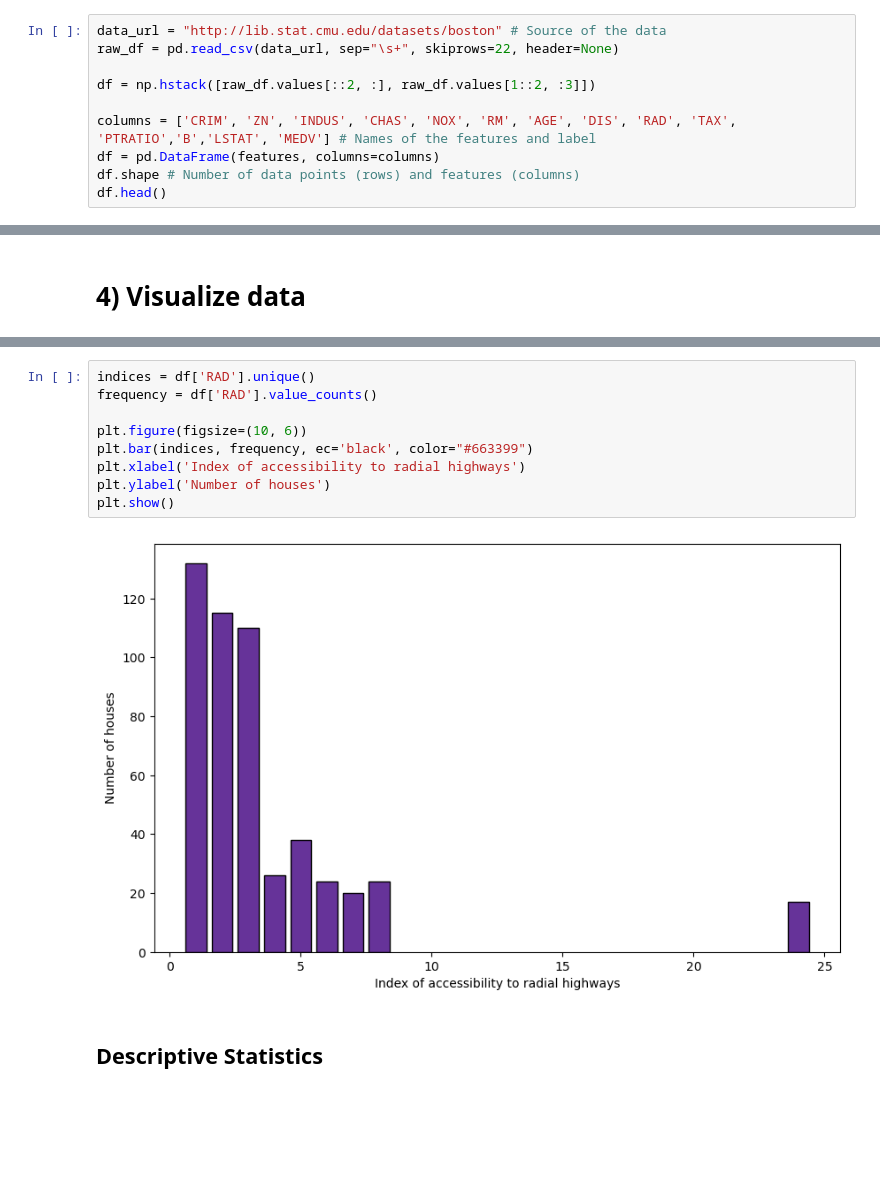
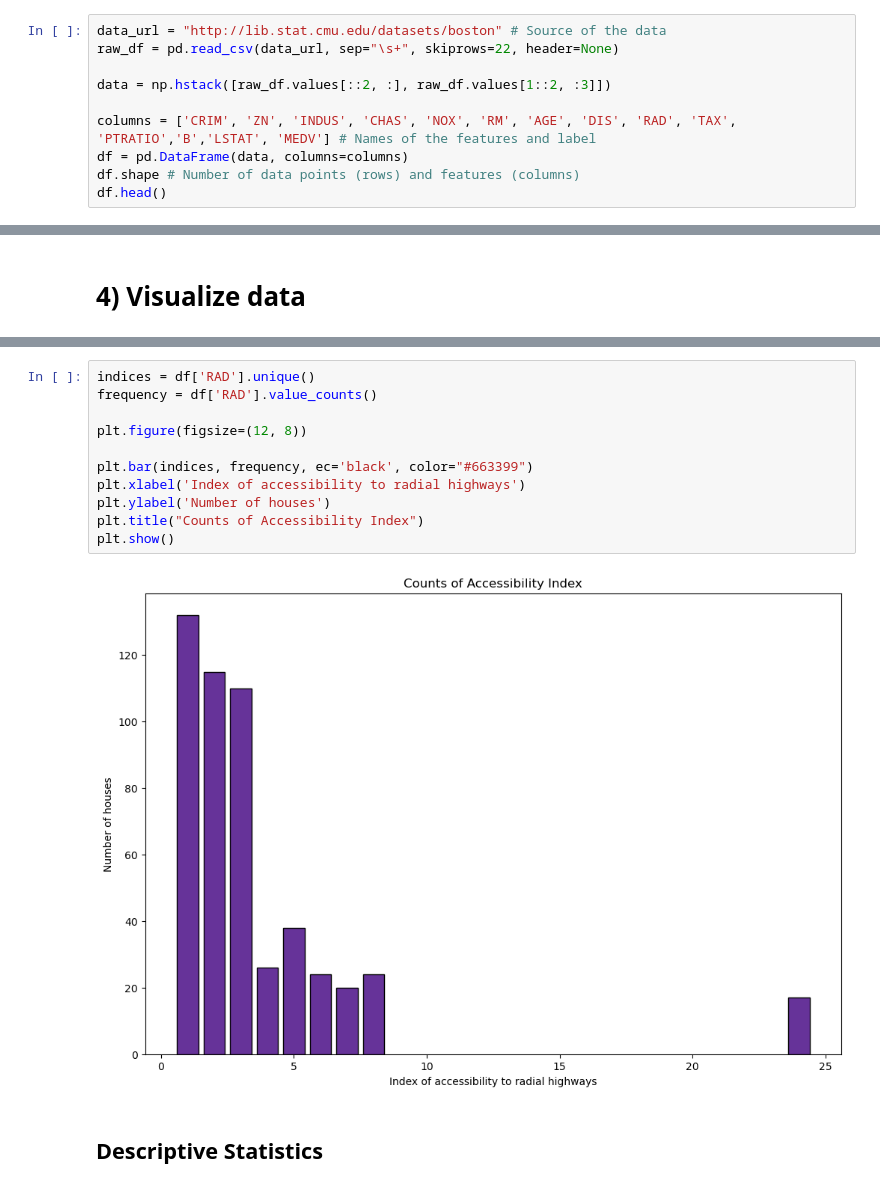
Before and after one commit to add0794/multiple-regression, a Jupyter notebook: main.ipynb, the cells around one changed output, grey strips where cells are left out. Drawn from its saved outputs; the diff is of its cells as text; blank space fills up the shorter version.

```diff
--- a/main.ipynb
+++ b/main.ipynb
@@ -39,10 +44,10 @@ variable)
 data_url = "http://lib.stat.cmu.edu/datasets/boston" # Source of the data
 raw_df = pd.read_csv(data_url, sep="\s+", skiprows=22, header=None)
 
-df = np.hstack([raw_df.values[::2, :], raw_df.values[1::2, :3]])
+data = np.hstack([raw_df.values[::2, :], raw_df.values[1::2, :3]])
 
 columns = ['CRIM', 'ZN', 'INDUS', 'CHAS', 'NOX', 'RM', 'AGE', 'DIS', 'RAD', 'TAX', 'PTRATIO','B','LSTAT', 'MEDV'] # Names of the features and label
-df = pd.DataFrame(features, columns=columns)
+df = pd.DataFrame(data, columns=columns)
 df.shape # Number of data points (rows) and features (columns)
 df.head()
 # %% [output]
@@ -95,14 +123,16 @@ plt.show()
 # %%
 indices = df['RAD'].unique()
 frequency = df['RAD'].value_counts()
 
-plt.figure(figsize=(10, 6))
+plt.figure(figsize=(12, 8))
+
 plt.bar(indices, frequency, ec='black', color="#663399")
 plt.xlabel('Index of accessibility to radial highways')
 plt.ylabel('Number of houses')
+plt.title("Counts of Accessibility Index")
 plt.show()
 # %% [output]
-[figure, old version]
+[figure, new version]
 # %% [markdown]
 ## Descriptive Statistics
 # %%
```
Also changed, not shown: parts of 72 cells of this notebook, 1 other file.
